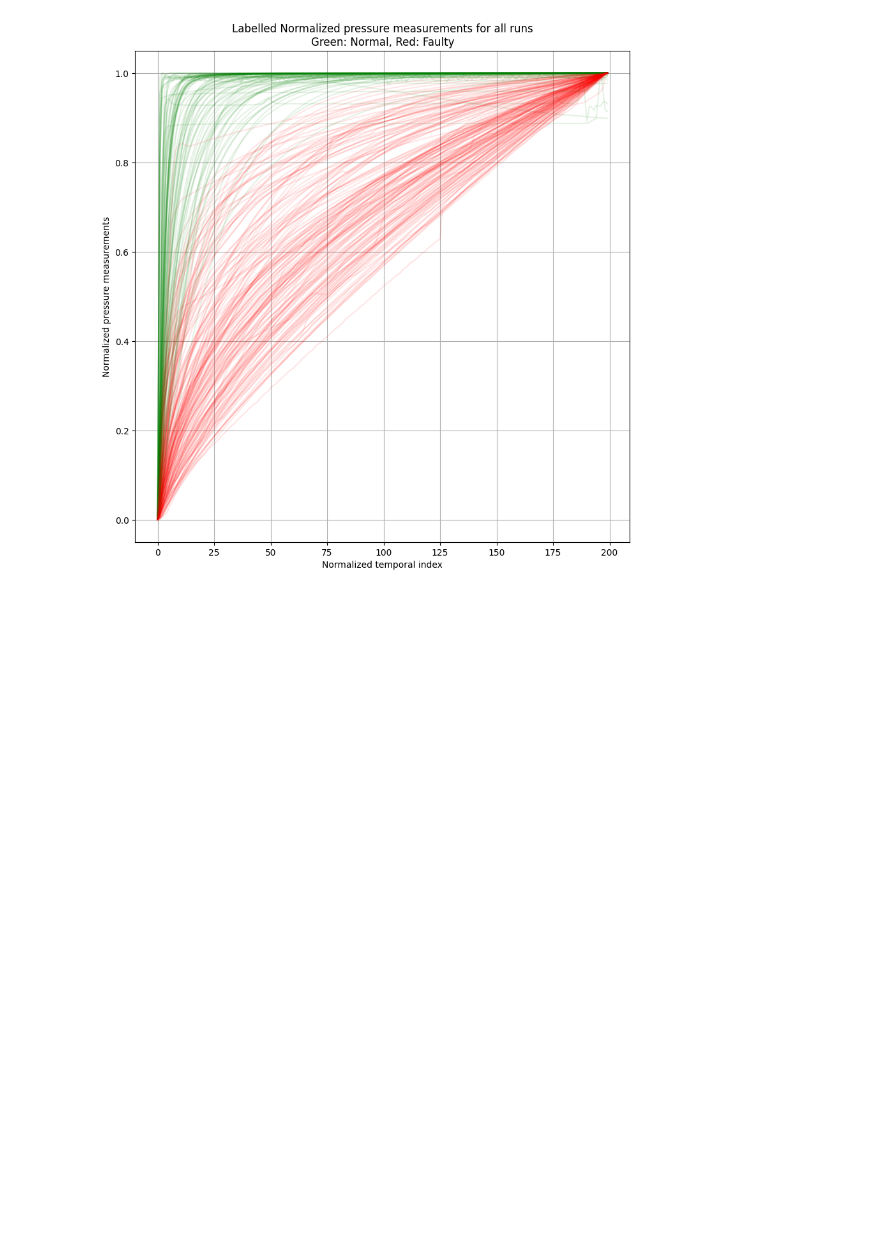
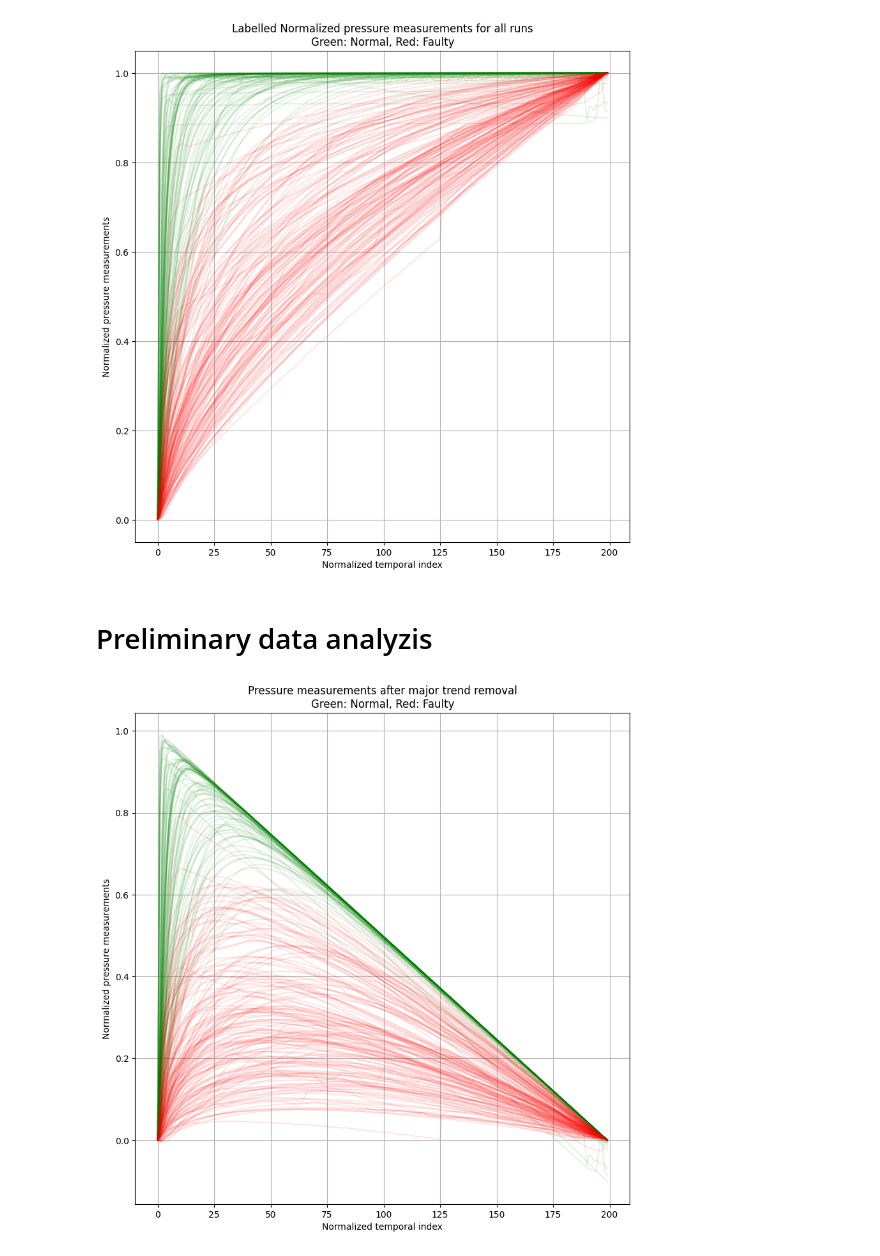
Before and after one commit to balthazarneveu/geosciences, a Jupyter notebook: TP_2/code/TP_2.ipynb, the cells around one changed output. Saved outputs shown, nothing was run; the diff lists cells and outputs as text; code cells hidden in the pictures; blank space fills up the shorter version.

Commit message:
#2 Data classification preliminary exploration

```diff
--- a/TP_2/code/TP_2.ipynb
+++ b/TP_2/code/TP_2.ipynb
@@ -26,3 +30,16 @@ plt.grid()
 plt.show()
 # %% [output]
 [figure]
+# %% [markdown]
+# Preliminary data analyzis
+# %%
+plt.figure(figsize=(10,10))
+for press, label in zip(pressure, labels):
+    plt.plot(press - np.linspace(0, 1, len(press)), "g-" if label==1 else "r-", alpha=0.1)
+plt.xlabel("Normalized temporal index")
+plt.ylabel("Normalized pressure measurements")
+plt.title("Pressure measurements after major trend removal\nGreen: Normal, Red: Faulty")
+plt.grid()
+plt.show()
+# %% [output]
+[figure, added]
```
Also changed, not shown: parts of 2 cells of this notebook, 3 other files.
